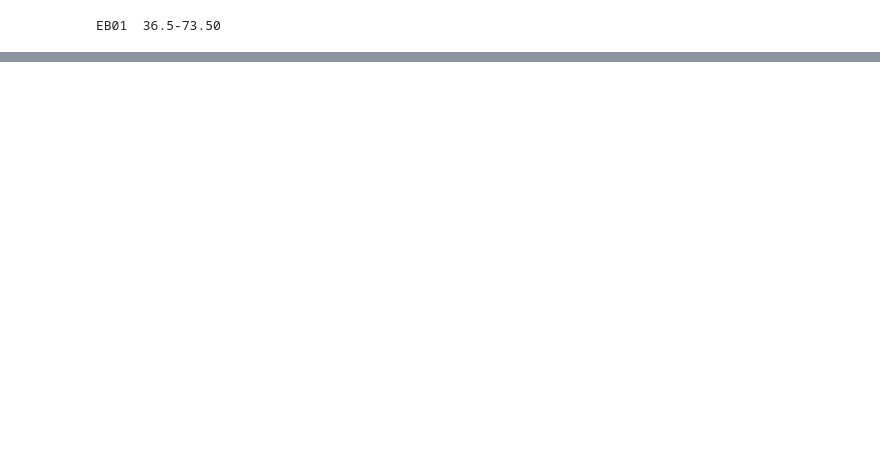
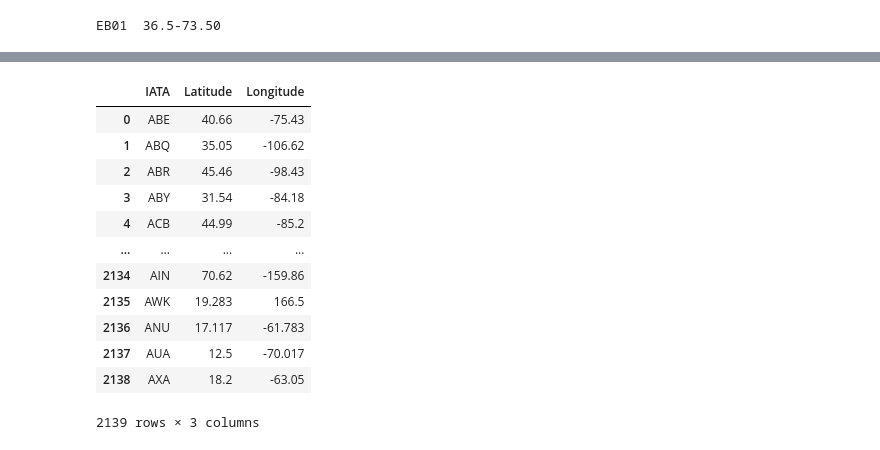
Before and after one commit to 010105/tkj_info2950, a Jupyter notebook: web_scraping_phase2.ipynb, the cells around one changed output, grey strips where cells are left out. Saved outputs shown, nothing was run; the diff lists cells and outputs as text; code cells hidden in the pictures; blank space fills up the shorter version.

```diff
--- a/web_scraping_phase2.ipynb
+++ b/web_scraping_phase2.ipynb
@@ -52,0 +76,12 @@ r.json()
+# %%
+url2 = "https://en.wikipedia.org/wiki/List_of_airports_by_IATA_airport_code:_A"
+result = requests.get(url2)
+if result.status_code != 200:
+  print("something went wrong:", timeline_result.status_code, timeline_result.reason)
+result
+
+source = result.text
+
+soup=BeautifulSoup(source, 'html.parser')
+result = soup.find_all("tr")
+print(result)
@@ -52,0 +106,15 @@ r.json()
+# %%
+iata, icao = [],[]
+for event in result[2:555]:
+        td_elements = event.find_all('td')
+        try:
+            iata.append(td_elements[0].text.strip())
+            icao.append(td_elements[1].text.strip())
+        except: pass
+# %%
+df2 = pd.DataFrame({
+    'IATA':iata,
+    'ICAO':icao
+})
+
+df2
@@ -52,0 +135,22 @@ r.json()
+# %%
+df_new=duckdb.sql('''
+SELECT iata,latitude,longitude
+FROM df
+LEFT JOIN df2 ON df.stid=df2.icao
+''').df()
+# %%
+df_new
+# %% [output]
+|  | IATA | Latitude | Longitude |
+| 0 | ABE | 40.66 | -75.43 |
+| 1 | ABQ | 35.05 | -106.62 |
+| 2 | ABR | 45.46 | -98.43 |
+| 3 | ABY | 31.54 | -84.18 |
+| 4 | ACB | 44.99 | -85.2 |
+| ... | ... | ... | ... |
+| 2134 | AIN | 70.62 | -159.86 |
+| 2135 | AWK | 19.283 | 166.5 |
+| 2136 | ANU | 17.117 | -61.783 |
+| 2137 | AUA | 12.5 | -70.017 |
+| 2138 | AXA | 18.2 | -63.05 |
+2139 rows × 3 columns
```
Also changed, not shown: parts of 11 cells of this notebook.
